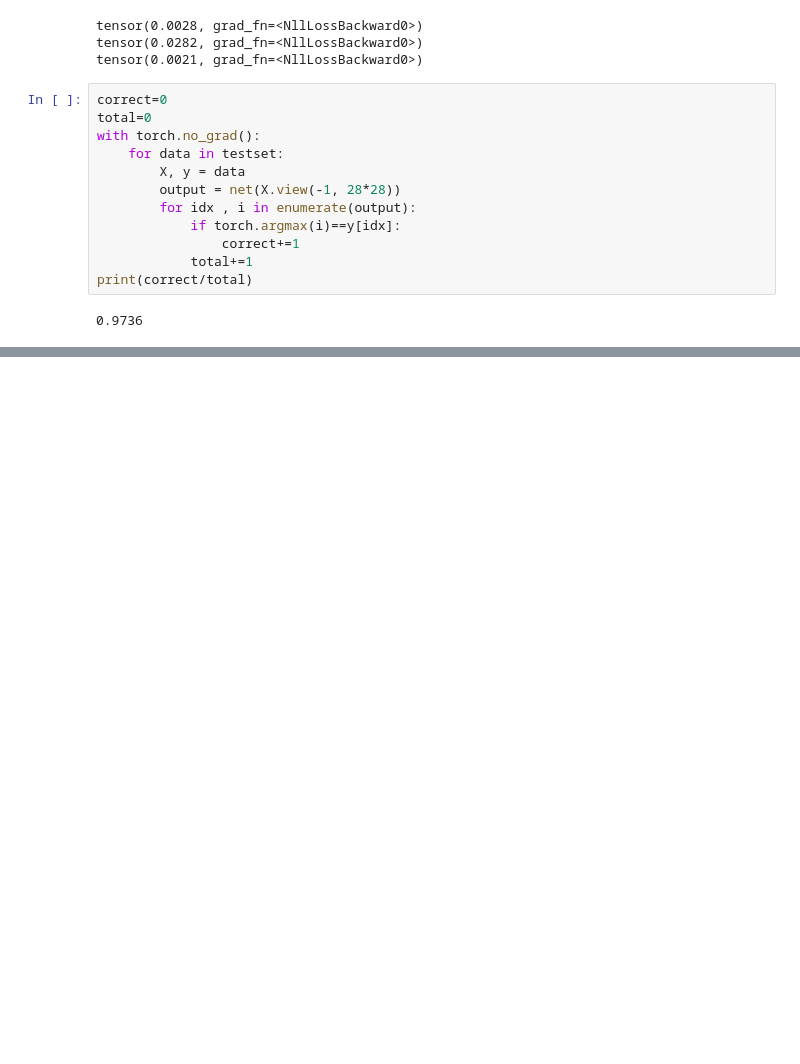
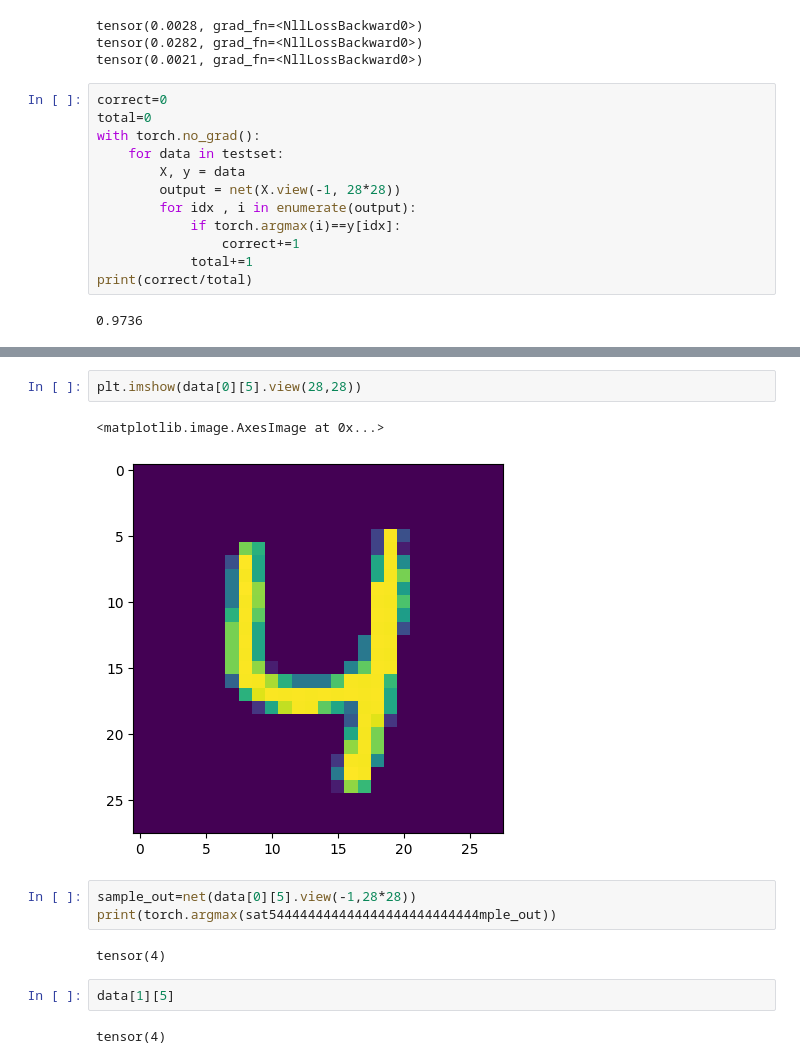
Before and after one commit to Super-cod/learing-torch, a Jupyter notebook: new.ipynb, the cells around one changed output, grey strips where cells are left out. Cells and saved outputs as stored; diff of their text form; blank space fills up the shorter version.

```diff
--- a/new.ipynb
+++ b/new.ipynb
@@ -154,2 +155,16 @@ print(correct/total)
 # %% [output]
 tensor(6)
+# %%
+plt.imshow(data[0][5].view(28,28))
+# %% [output]
+<matplotlib.image.AxesImage at 0x...>
+[figure, added]
+# %%
+sample_out=net(data[0][5].view(-1,28*28))
+print(torch.argmax(sat544444444444444444444444444mple_out))
+# %% [output]
+tensor(4)
+# %%
+data[1][5]
+# %% [output]
+tensor(4)
```
Also changed, not shown: parts of 1 cell of this notebook.
